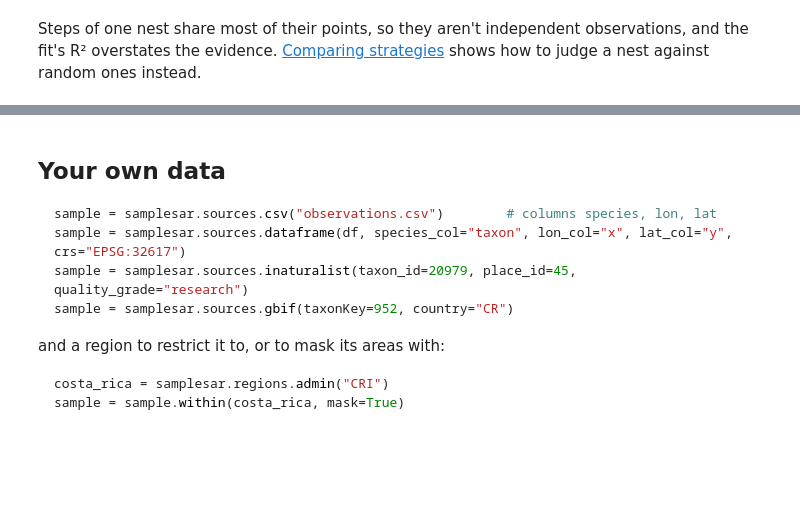
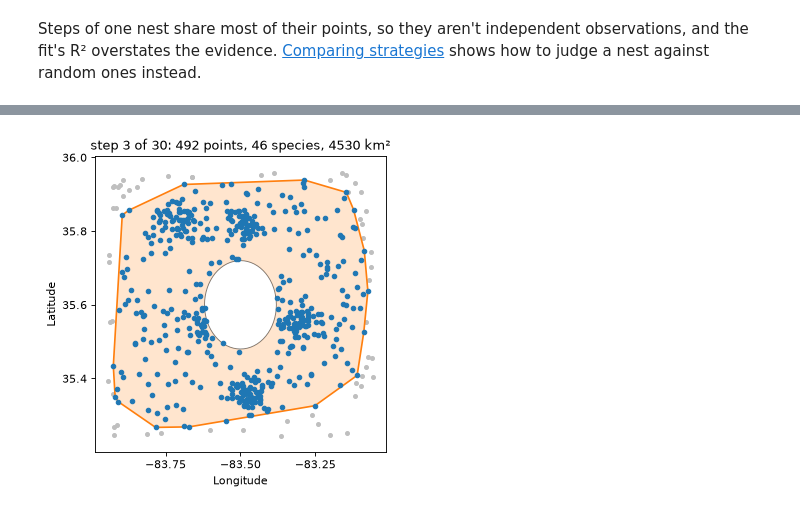
Before and after one commit to jmcmeen/samplesar, a Jupyter notebook: docs/examples/first_nest.ipynb, the cells around one changed output, grey strips where cells are left out. Cells and saved outputs as stored; diff of their text form; code cells hidden in the pictures; blank space fills up the shorter version.

````diff
--- a/docs/examples/first_nest.ipynb
+++ b/docs/examples/first_nest.ipynb
@@ -106,16 +96,4 @@ again.label, again.n_steps == nest.n_steps
-# %% [markdown]
-## Your own data
-
-```python
-sample = samplesar.sources.csv("observations.csv")        # columns species, lon, lat
-sample = samplesar.sources.dataframe(df, species_col="taxon", lon_col="x", lat_col="y", crs="EPSG:32617")
-sample = samplesar.sources.inaturalist(taxon_id=20979, place_id=45, quality_grade="research")
-sample = samplesar.sources.gbif(taxonKey=952, country="CR")
-```
-
-and a region to restrict it to, or to mask its areas with:
-
-```python
-costa_rica = samplesar.regions.admin("CRI")
-sample = sample.within(costa_rica, mask=True)
-```
+# %%
+samplesar.plot.nest(masked, step=3);   # the outline is the hull; only the shaded part counts
+# %% [output]
+[figure, added]
````
Also changed, not shown: parts of 13 cells of this notebook, 4 other files.
